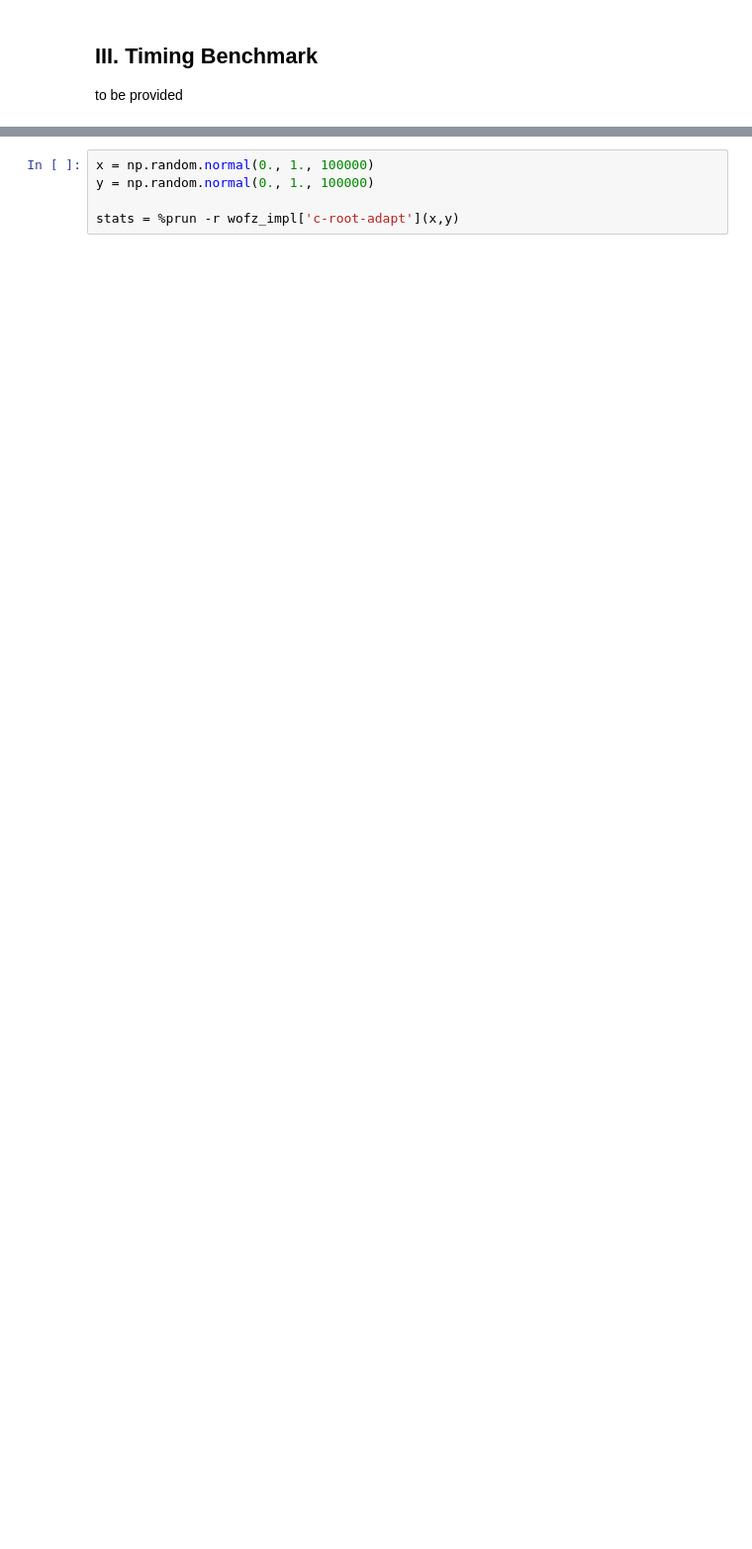
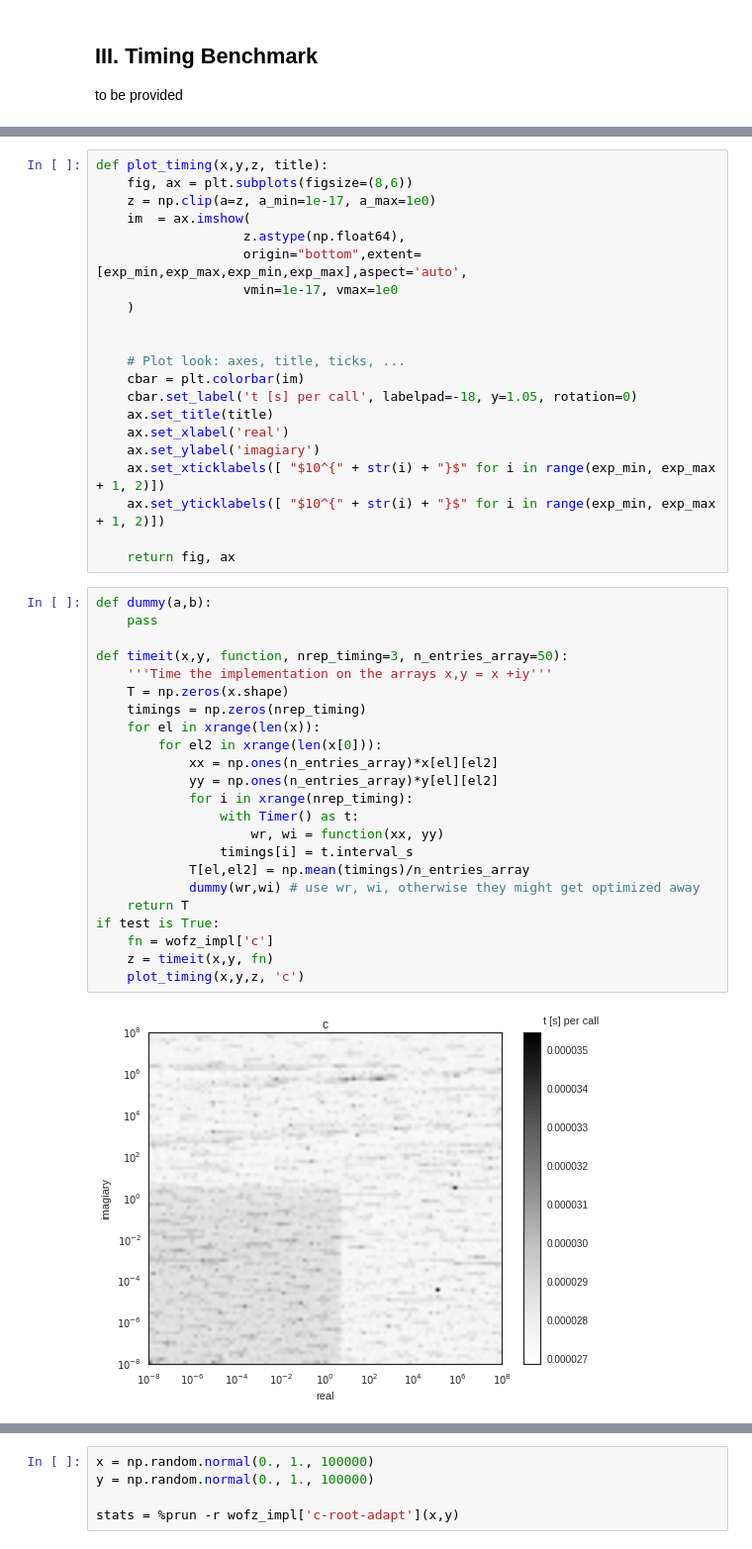
Before and after one commit to martinschwinzerl/faddeevas, a Jupyter notebook: benchmark.ipynb, the cells around one changed output, grey strips where cells are left out. Shown at 99% size. Saved outputs shown, nothing was run; the diff lists cells and outputs as text; blank space fills up the shorter version.

```diff
--- a/benchmark.ipynb
+++ b/benchmark.ipynb
@@ -407,0 +367,46 @@ cuda <function wofz at 0x...> 0.000962429046631
+# %%
+def plot_timing(x,y,z, title):
+    fig, ax = plt.subplots(figsize=(8,6))
+    z = np.clip(a=z, a_min=1e-17, a_max=1e0)
+    im  = ax.imshow(
+                   z.astype(np.float64),
+                   origin="bottom",extent=[exp_min,exp_max,exp_min,exp_max],aspect='auto',
+                   vmin=1e-17, vmax=1e0
+    )
+
+
+    # Plot look: axes, title, ticks, ...
+    cbar = plt.colorbar(im)
+    cbar.set_label('t [s] per call', labelpad=-18, y=1.05, rotation=0)
+    ax.set_title(title)
+    ax.set_xlabel('real')
+    ax.set_ylabel('imagiary')
+    ax.set_xticklabels([ "$10^{" + str(i) + "}$" for i in range(exp_min, exp_max + 1, 2)])
+    ax.set_yticklabels([ "$10^{" + str(i) + "}$" for i in range(exp_min, exp_max + 1, 2)])
+
+    return fig, ax
+# %%
+def dummy(a,b):
+    pass
+
+def timeit(x,y, function, nrep_timing=3, n_entries_array=50):
+    '''Time the implementation on the arrays x,y = x +iy'''
+    T = np.zeros(x.shape)
+    timings = np.zeros(nrep_timing)
+    for el in xrange(len(x)):
+        for el2 in xrange(len(x[0])):
+            xx = np.ones(n_entries_array)*x[el][el2]
+            yy = np.ones(n_entries_array)*y[el][el2]
+            for i in xrange(nrep_timing):
+                with Timer() as t:
+                    wr, wi = function(xx, yy)
+                timings[i] = t.interval_s
+            T[el,el2] = np.mean(timings)/n_entries_array
+            dummy(wr,wi) # use wr, wi, otherwise they might get optimized away
+    return T
+if test is True:
+    fn = wofz_impl['c']
+    z = timeit(x,y, fn)
+    plot_timing(x,y,z, 'c')
+# %% [output]
+[figure, added]
```
Also changed, not shown: parts of 8 cells of this notebook.
